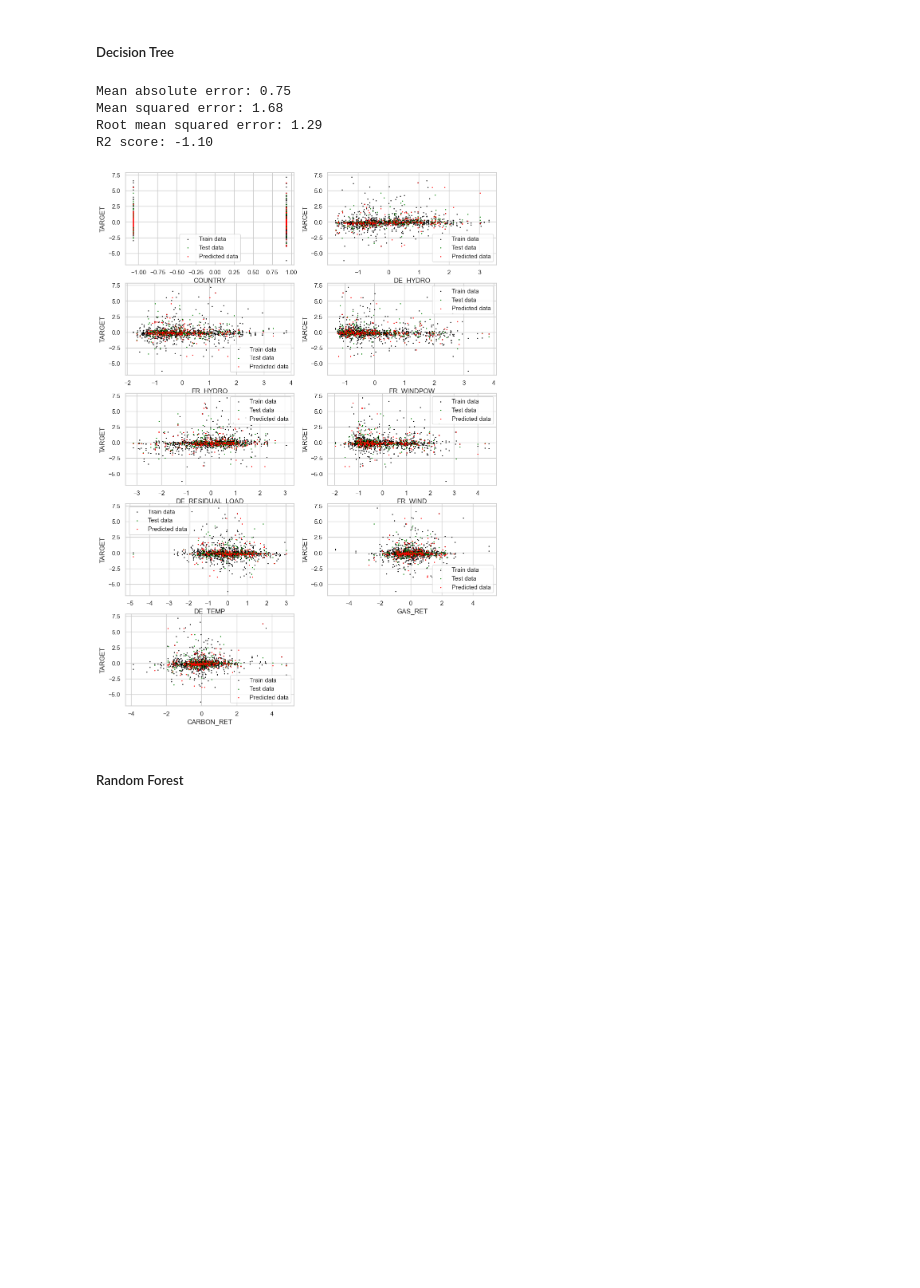
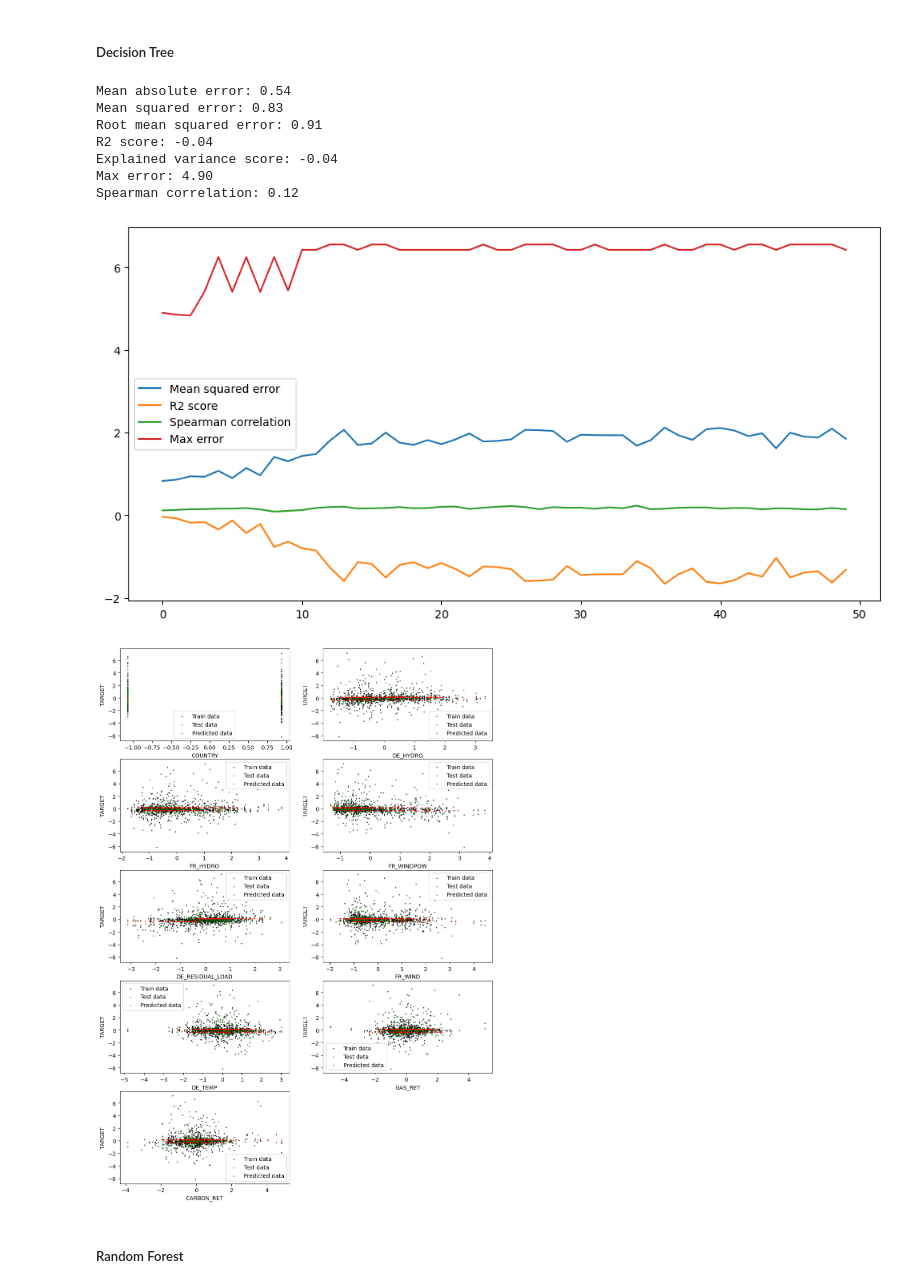
Before and after one commit to Blyzi/electricity-price-machine-learning, a Jupyter notebook: main.ipynb, the cells around one changed output. Drawn from its saved outputs; the diff is of its cells as text; code cells hidden in the pictures; blank space fills up the shorter version.

```diff
--- a/main.ipynb
+++ b/main.ipynb
@@ -384,23 +399,49 @@ R2 score: -0.14
 # %% [markdown]
 ##### Decision Tree
-# %%
-# Decision Tree Regression
-
-
-
-tree = DecisionTreeRegressor(max_depth=20)
-tree.fit(X_train, y_train)
-y_pred = tree.predict(X_test)
-
-print_metrics(y_test, y_pred)
-
-plot_result(X, X_train, X_test, y_train, y_test, y_pred)
-# %% [output]
-Mean absolute error: 0.75
-Mean squared error: 1.68
-Root mean squared error: 1.29
-R2 score: -1.10
-[figure, removed]
+# %%
+# Decision Tree Regression with different depth
+
+mean_squared_error = []
+r2_score = []
+spearman_corr = []
+max_error = []
+
+for i in range(50):
+    dt = DecisionTreeRegressor(max_depth=i+1)
+    dt.fit(X_train, y_train)
+    y_pred = dt.predict(X_test)
+
+    mean_squared_error.append(metrics.mean_squared_error(y_test, y_pred))
+    r2_score.append(metrics.r2_score(y_test, y_pred))
+    spearman_corr.append(stats.spearmanr(y_test, y_pred)[0])
+    max_error.append(metrics.max_error(y_test, y_pred))
+
+plt.figure(figsize=(12, 6))
+plt.plot(range(50), mean_squared_error, label="Mean squared error")
+plt.plot(range(50), r2_score, label="R2 score")
+plt.plot(range(50), spearman_corr, label="Spearman correlation")
+plt.plot(range(50), max_error, label="Max error")
+
+
+plt.legend()
+
+dt = DecisionTreeRegressor(max_depth=1)
+dt.fit(X_train, y_train)
+y_pred = dt.predict(X_test)
+
+print_metrics(y_test, y_pred)
+
+plot_result(X, X_train, X_test, y_train, y_test, y_pred)
+# %% [output]
+Mean absolute error: 0.54
+Mean squared error: 0.83
+Root mean squared error: 0.91
+R2 score: -0.04
+Explained variance score: -0.04
+Max error: 4.90
+Spearman correlation: 0.12
+[figure, added]
+[figure, added]
 # %% [markdown]
 ##### Random Forest
 # %%
```
Also changed, not shown: parts of 10 cells of this notebook.
